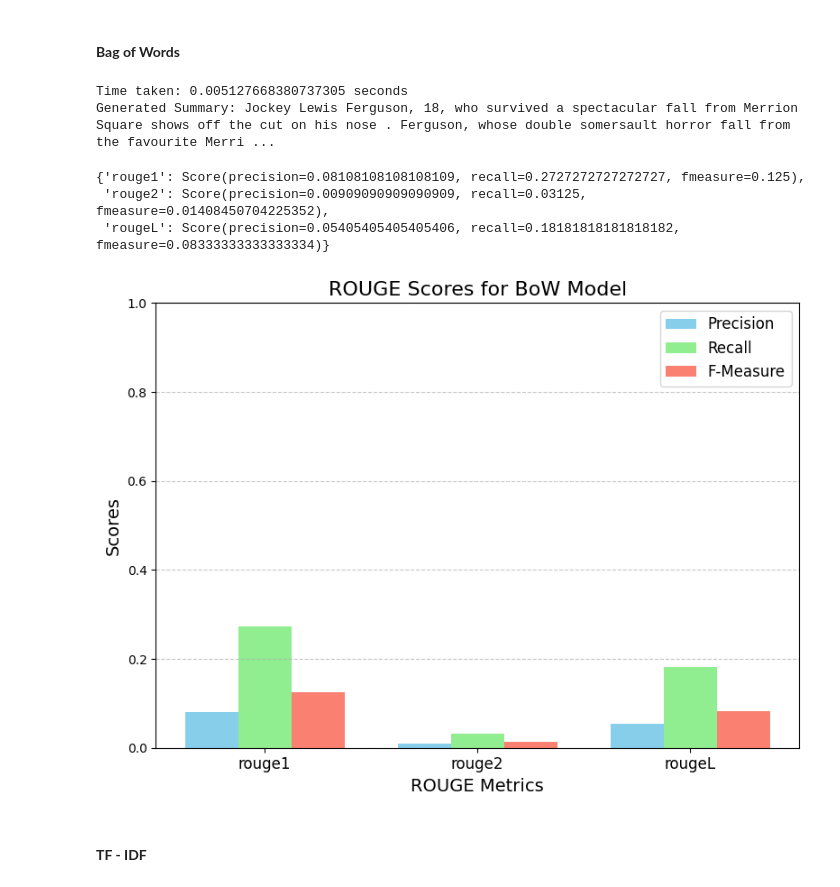
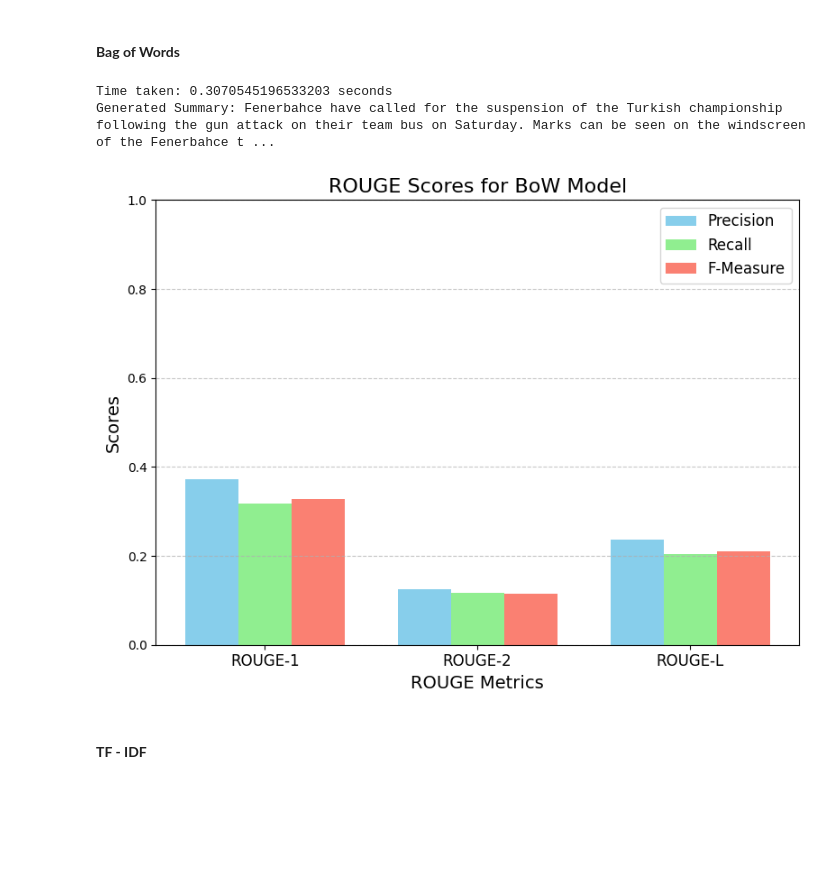
Before and after one commit to SHARONZACHARIA/DS-Project_BERT_NLP, a Jupyter notebook: text_summarization_project/notebooks/Bert_NLP_Text_Project_Updated.ipynb, the cells around one changed output. Saved outputs shown, nothing was run; the diff lists cells and outputs as text; code cells hidden in the pictures; blank space fills up the shorter version.

```diff
--- a/text_summarization_project/notebooks/Bert_NLP_Text_Project_Updated.ipynb
+++ b/text_summarization_project/notebooks/Bert_NLP_Text_Project_Updated.ipynb
@@ -167,7 +174,7 @@ Inference_times={}
 ####  **Bag of Words**
 # %%
 # Bag of Words Summarization
-def summarize_with_bow(article_text, num_sentences=5):
+def summarize_with_bow(article_text, num_sentences=2):
     # Split article into sentences
     sentences = nltk.sent_tokenize(article_text)
     # Preprocess sentences
@@ -189,10 +196,6 @@ def summarize_with_bow(article_text, num_sentences=5):
     summary = " ".join(selected_sentences)
     return summary
 
-# Load dataset
-data = load_cnn_daily_mail_dataset(csv_path)
-example_article = data[1]["article"]
-
 # Generate summary for an example article
 start_time = time.time()
 summary = summarize_with_bow(example_article)
@@ -203,6 +206,6 @@ print(f"Time taken: {end_time - start_time} seconds")
 # print("Original Article:", example_article)
 print("Generated Summary:", summary)
 # %% [output]
-Time taken: 0.005127668380737305 seconds
-Generated Summary: Jockey Lewis Ferguson, 18, who survived a spectacular fall from Merrion Square shows off the cut on his nose . Ferguson, whose double somersault horror fall from the favourite Merri ...
+Time taken: 0.3070545196533203 seconds
+Generated Summary: Fenerbahce have called for the suspension of the Turkish championship following the gun attack on their team bus on Saturday. Marks can be seen on the windscreen of the Fenerbahce t ...
 # %%
@@ -213,43 +265,45 @@ def Calculate_Rouge_Bow(Bow_summary,Original_summary):
 # %%
 Bow_summary = summarize_with_bow(example_article)
-Calculate_Rouge_Bow(Bow_summary,original_summary)
+avg_BoW_Rouge = Calculate_Rouge_Bow(val_data)
-# %% [output]
-{'rouge1': Score(precision=0.08108108108108109, recall=0.2727272727272727, fmeasure=0.125),
- 'rouge2': Score(precision=0.00909090909090909, recall=0.03125, fmeasure=0.01408450704225352),
- 'rougeL': Score(precision=0.05405405405405406, recall=0.18181818181818182, fmeasure=0.08333333333333334)}
 # %%
 def plot_rouge_BoW(rouge_scores):
-    metrics = ['rouge1', 'rouge2', 'rougeL']
-    precision = [rouge_scores[metric].precision for metric in metrics]
-    recall = [rouge_scores[metric].recall for metric in metrics]
-    fmeasure = [rouge_scores[metric].fmeasure for metric in metrics]
+
+    # ROUGE metrics
+    metrics = ['ROUGE-1', 'ROUGE-2', 'ROUGE-L']
+
+    # Extract precision, recall, and fmeasure scores
+    precision = [rouge_scores[metric]['precision'] for metric in metrics]
+    recall = [rouge_scores[metric]['recall'] for metric in metrics]
+    fmeasure = [rouge_scores[metric]['fmeasure'] for metric in metrics]
 
     # Set up the bar width and positions
     bar_width = 0.25
     x = np.arange(len(metrics))  # Positions for the bars
 
     # Plot the bars
     plt.figure(figsize=(8, 6))
     plt.bar(x - bar_width, precision, width=bar_width, label='Precision', color='skyblue')
     plt.bar(x, recall, width=bar_width, label='Recall', color='lightgreen')
     plt.bar(x + bar_width, fmeasure, width=bar_width, label='F-Measure', color='salmon')
 
     # Add labels and title
     plt.xticks(x, metrics, fontsize=12)
     plt.xlabel("ROUGE Metrics", fontsize=14)
     plt.ylabel("Scores", fontsize=14)
     plt.title("ROUGE Scores for BoW Model", fontsize=16)
     plt.legend(fontsize=12)
     plt.ylim(0, 1)
     plt.grid(axis='y', linestyle='--', alpha=0.7)
     plt.tight_layout()
 
     # Show the plot
     plt.show()
 
-plot_rouge_BoW(Calculate_Rouge_Bow(Bow_summary,original_summary))
+# Example usage:
+# Assuming `avg_scores` is the output of `Calculate_Rouge_Bow`
+plot_rouge_BoW(avg_BoW_Rouge)
 # %% [output]
-[figure, old version]
+[figure, new version]
 # %% [markdown]
 #### **TF - IDF**
 # %%
```
Also changed, not shown: parts of 20 cells of this notebook.
